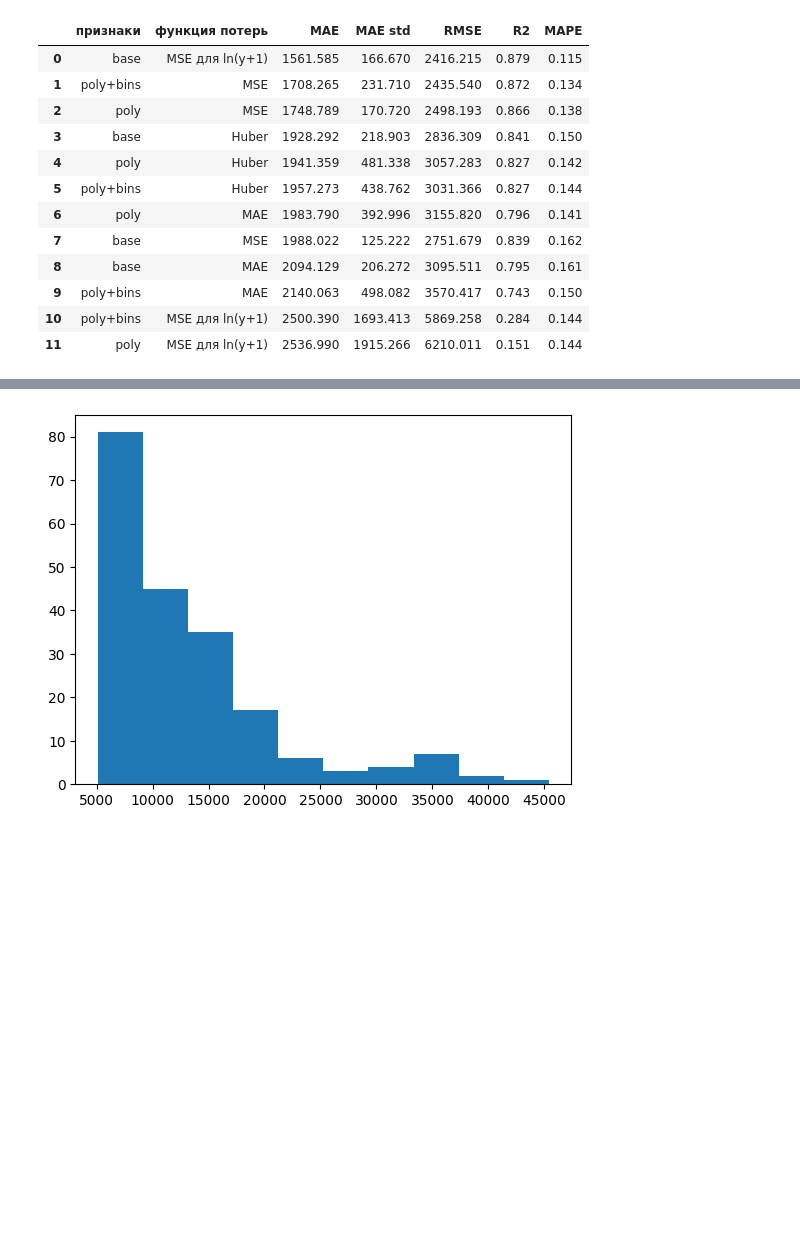
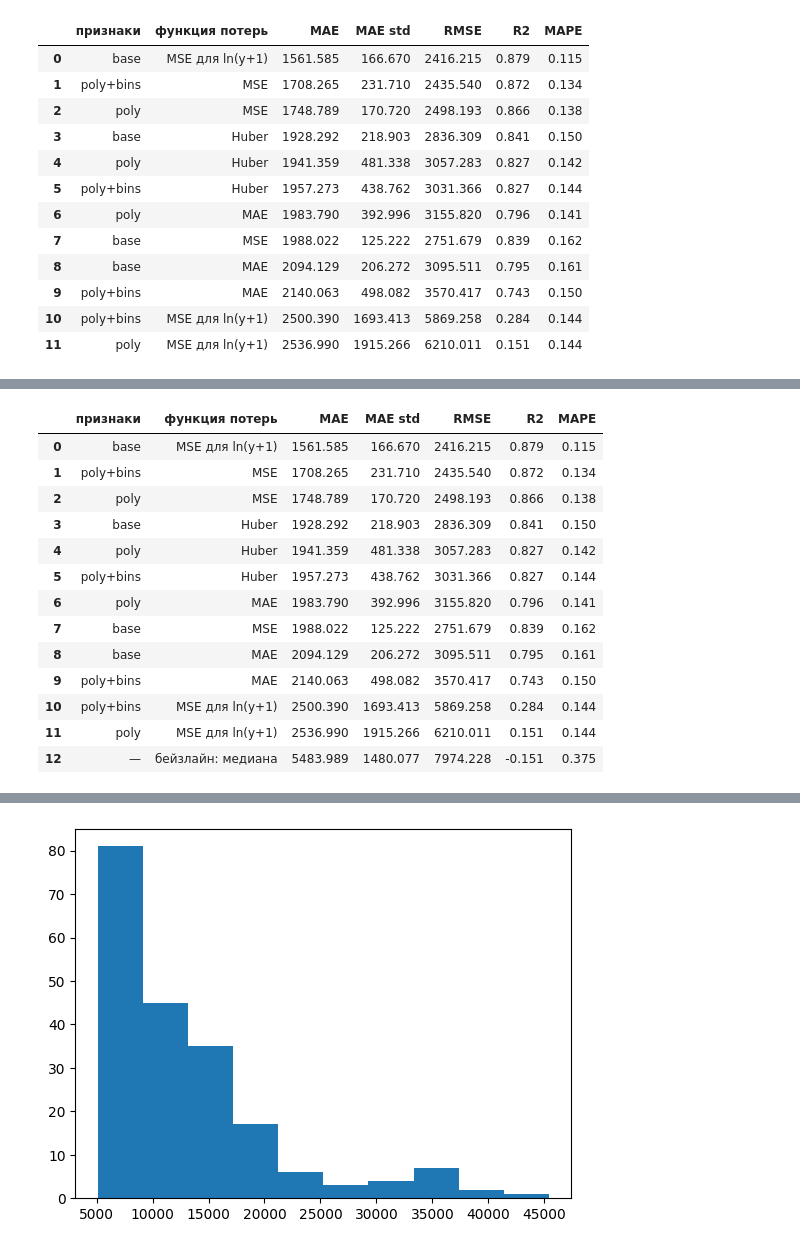
Before and after one commit to Murcha1990/ML_AI26, a Jupyter notebook: Week2_Regression/Loss_functions_CV_statsmodels.ipynb, the cells around one changed output, grey strips where cells are left out. Drawn from its saved outputs; the diff is of its cells as text; code cells hidden in the pictures; blank space fills up the shorter version.

```diff
--- a/Week2_Regression/Loss_functions_CV_statsmodels.ipynb
+++ b/Week2_Regression/Loss_functions_CV_statsmodels.ipynb
@@ -222,0 +246,31 @@ cv_results.round(3)
+# %%
+from sklearn.dummy import DummyRegressor
+
+res = cross_validate(DummyRegressor(strategy='median'), X, y, cv=cv, scoring=scoring)
+baseline_row = pd.DataFrame([{
+    'признаки': '—',
+    'функция потерь': 'бейзлайн: медиана',
+    'MAE': -res['test_MAE'].mean(),
+    'MAE std': res['test_MAE'].std(),
+    'RMSE': -res['test_RMSE'].mean(),
+    'R2': res['test_R2'].mean(),
+    'MAPE': -res['test_MAPE'].mean(),
+}])
+
+# cv_results не меняем (по нему дальше выбирается лучшая модель), бейзлайн просто дописываем в конец для сравнения
+pd.concat([cv_results, baseline_row], ignore_index=True).round(3)
+# %% [output]
+|  | признаки | функция потерь | MAE | MAE std | RMSE | R2 | MAPE |
+| 0 | base | MSE для ln(y+1) | 1561.585 | 166.670 | 2416.215 | 0.879 | 0.115 |
+| 1 | poly+bins | MSE | 1708.265 | 231.710 | 2435.540 | 0.872 | 0.134 |
+| 2 | poly | MSE | 1748.789 | 170.720 | 2498.193 | 0.866 | 0.138 |
+| 3 | base | Huber | 1928.292 | 218.903 | 2836.309 | 0.841 | 0.150 |
+| 4 | poly | Huber | 1941.359 | 481.338 | 3057.283 | 0.827 | 0.142 |
+| 5 | poly+bins | Huber | 1957.273 | 438.762 | 3031.366 | 0.827 | 0.144 |
+| 6 | poly | MAE | 1983.790 | 392.996 | 3155.820 | 0.796 | 0.141 |
+| 7 | base | MSE | 1988.022 | 125.222 | 2751.679 | 0.839 | 0.162 |
+| 8 | base | MAE | 2094.129 | 206.272 | 3095.511 | 0.795 | 0.161 |
+| 9 | poly+bins | MAE | 2140.063 | 498.082 | 3570.417 | 0.743 | 0.150 |
+| 10 | poly+bins | MSE для ln(y+1) | 2500.390 | 1693.413 | 5869.258 | 0.284 | 0.144 |
+| 11 | poly | MSE для ln(y+1) | 2536.990 | 1915.266 | 6210.011 | 0.151 | 0.144 |
+| 12 | — | бейзлайн: медиана | 5483.989 | 1480.077 | 7974.228 | -0.151 | 0.375 |
```
Also changed, not shown: parts of 22 cells of this notebook.
